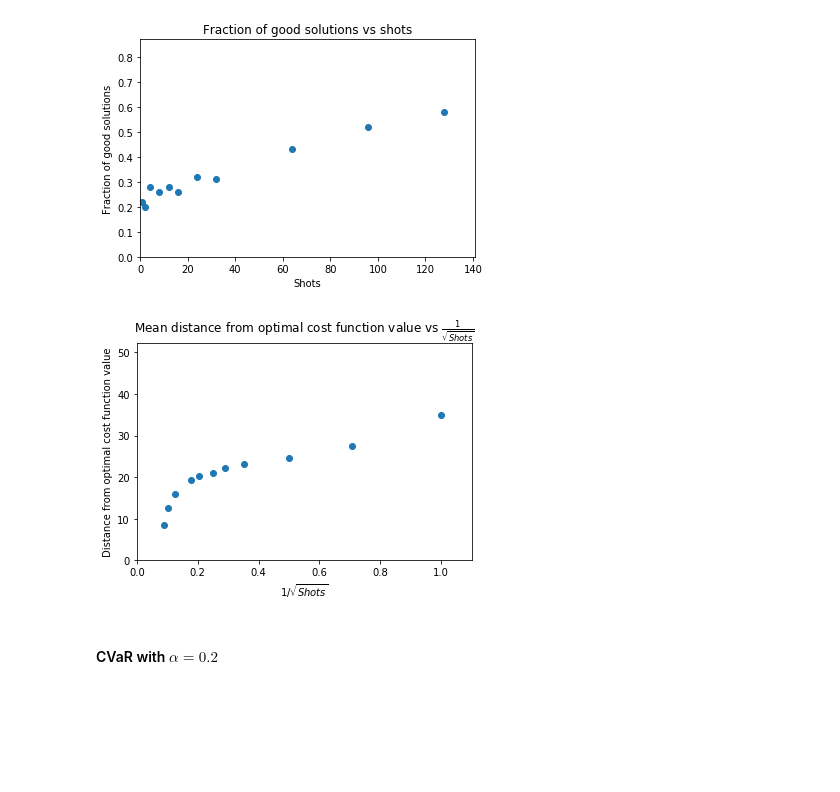
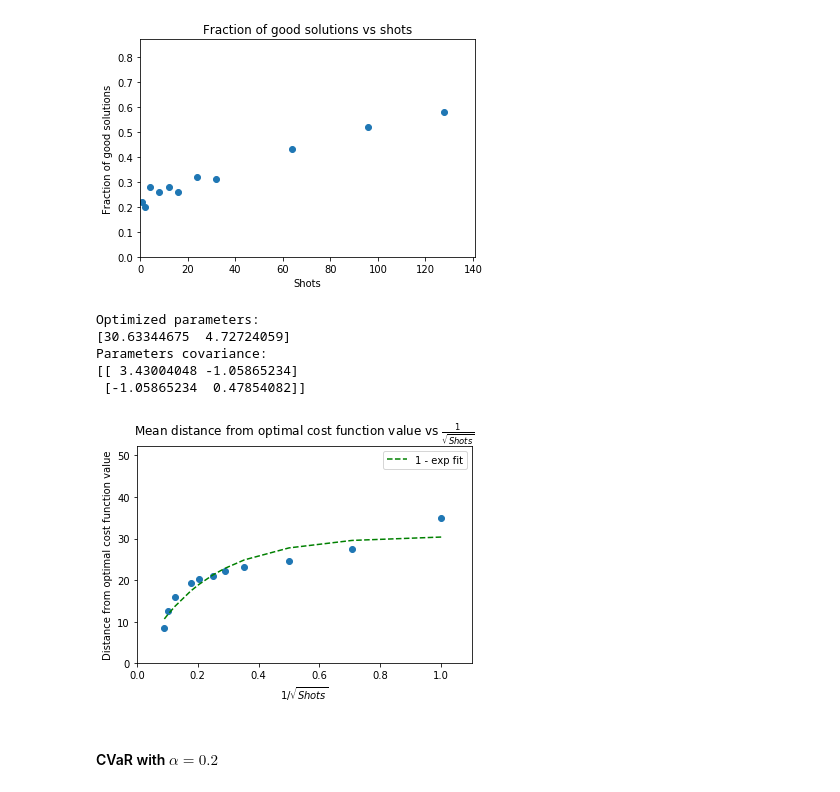
Before and after one commit to NTrevisani/DataScienceMaster, a Jupyter notebook: TFM/MaxCut/Max_Cut_2_new.ipynb, the cells around one changed output. Saved outputs shown, nothing was run; the diff lists cells and outputs as text; code cells hidden in the pictures; blank space fills up the shorter version.

```diff
--- a/TFM/MaxCut/Max_Cut_2_new.ipynb
+++ b/TFM/MaxCut/Max_Cut_2_new.ipynb
@@ -289,16 +298,23 @@ scatter_plot(x       = df_CVaR_plot_mean.shots,
 # %%
 # Mean distance from optimal cost function value vs 1/sqrt(shots)
 # (Brute cost is positive)
 save_name = folder_name + "dist_vs_inv_shots"
 
 scatter_plot(x       = 1 / np.sqrt(df_CVaR_plot_mean.shots),
              y       = brute_cost + df_CVaR_plot_mean.cost,
+             do_fit   = True,
+             fit_func = "1-exp",
              title   = r"Mean distance from optimal cost function value vs $\frac{1}{\sqrt{Shots}}$",
              xlabel  = r"$1 / \sqrt{Shots}$",
              ylabel  = "Distance from optimal cost function value",
              save_as = save_name)
 # %% [output]
+Optimized parameters:
+[30.63344675  4.72724059]
+Parameters covariance:
+[[ 3.43004048 -1.05865234]
+ [-1.05865234  0.47854082]]
-[figure, old version]
+[figure, new version]
 # %% [markdown]
 #### CVaR with $\alpha = 0.2$
 # %%
```
Also changed, not shown: parts of 10 cells of this notebook, 2 other files.
